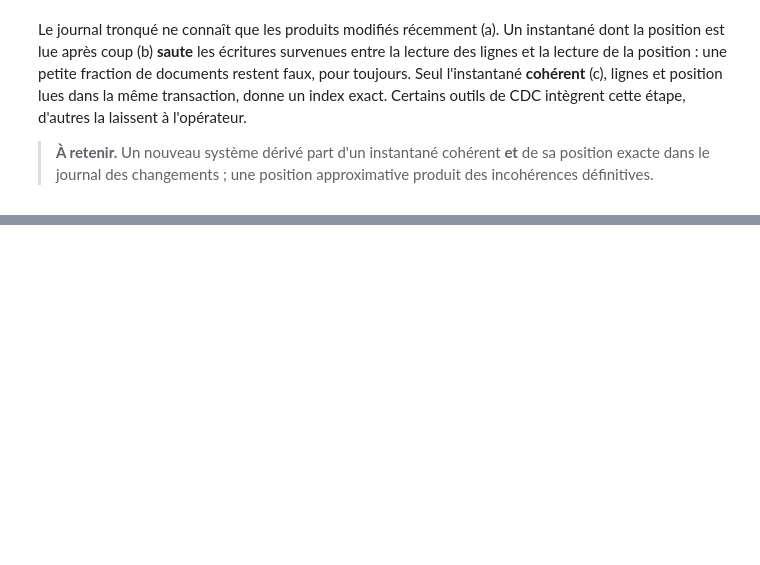
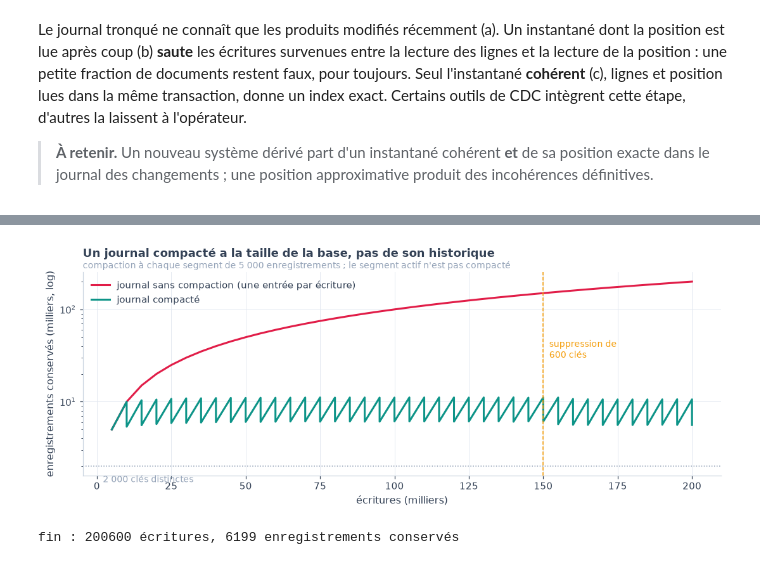
Before and after one commit to gwils28/Designing_Data_Intensive_Applications__ByTheBook, a Jupyter notebook: notebooks/ch11_traitement_de_flux/ch11_cours_3_capture_des_changements.ipynb, the cells around one changed output, grey strips where cells are left out. Cells and saved outputs as stored; diff of their text form; code cells hidden in the pictures; blank space fills up the shorter version.

Commit message:
ch11 cours 3 : La compaction du journal

```diff
--- a/notebooks/ch11_traitement_de_flux/ch11_cours_3_capture_des_changements.ipynb
+++ b/notebooks/ch11_traitement_de_flux/ch11_cours_3_capture_des_changements.ipynb
@@ -375,0 +391,36 @@ d'autres la laissent à l'opérateur.
+# %%
+n_cles, n_ecritures, seg = 2000, 200_000, 5000
+pop = 1.0 / np.arange(1, n_cles + 1) ** 1.1
+pop /= pop.sum()
+cles = rng.choice(n_cles, n_ecritures, p=pop)
+operations = []                                         # (clé, valeur) ; valeur None = pierre tombale
+for i, k in enumerate(cles):
+    if i == 150_000:                                    # suppression des 600 clés de numéro >= 1 400
+        operations += [(kk, None) for kk in range(1400, n_cles)]
+    operations.append((int(k) if i < 150_000 else int(k) % 1400, i))
+sujet = st.PartitionedLog(1, segment_size=seg)
+brut, compacte = [], []
+for j, (k, v) in enumerate(operations):
+    sujet.append(k, v, partition=0)
+    if (j + 1) % seg == 0:
+        brut.append(j + 1); compacte.append(sujet.size(0))       # juste avant la compaction
+        sujet.compact(0)
+        brut.append(j + 1); compacte.append(sujet.size(0))       # juste après
+fig, ax = plt.subplots(figsize=(10, 4))
+x = np.array(brut)
+ax.plot(x / 1000, x / 1000, color=ROSE, label="journal sans compaction (une entrée par écriture)")
+ax.plot(x / 1000, np.array(compacte) / 1000, color=TEAL, label="journal compacté")
+ax.set_yscale("log")
+ax.axhline(n_cles / 1000, color=GRAY, ls=":", lw=1)
+ax.text(2, n_cles / 1000 * 0.8, "2 000 clés distinctes", color=GRAY, fontsize=9, va="top")
+ax.axvline(150, color=AMBER, lw=1, ls="--")
+ax.text(152, 30, "suppression de\n600 clés", color=AMBER, fontsize=9)
+ax.set_xlabel("écritures (milliers)"); ax.set_ylabel("enregistrements conservés (milliers, log)")
+ax.set_title("Un journal compacté a la taille de la base, pas de son historique")
+subtitle(ax, "compaction à chaque segment de 5 000 enregistrements ; le segment actif n'est pas compacté")
+ax.legend(loc="upper left")
+plt.tight_layout(); plt.show()
+print(f"fin : {len(operations)} écritures, {sujet.size(0)} enregistrements conservés")
+# %% [output]
+[figure, added]
+fin : 200600 écritures, 6199 enregistrements conservés
```
Also changed, not shown: parts of 4 cells of this notebook.
